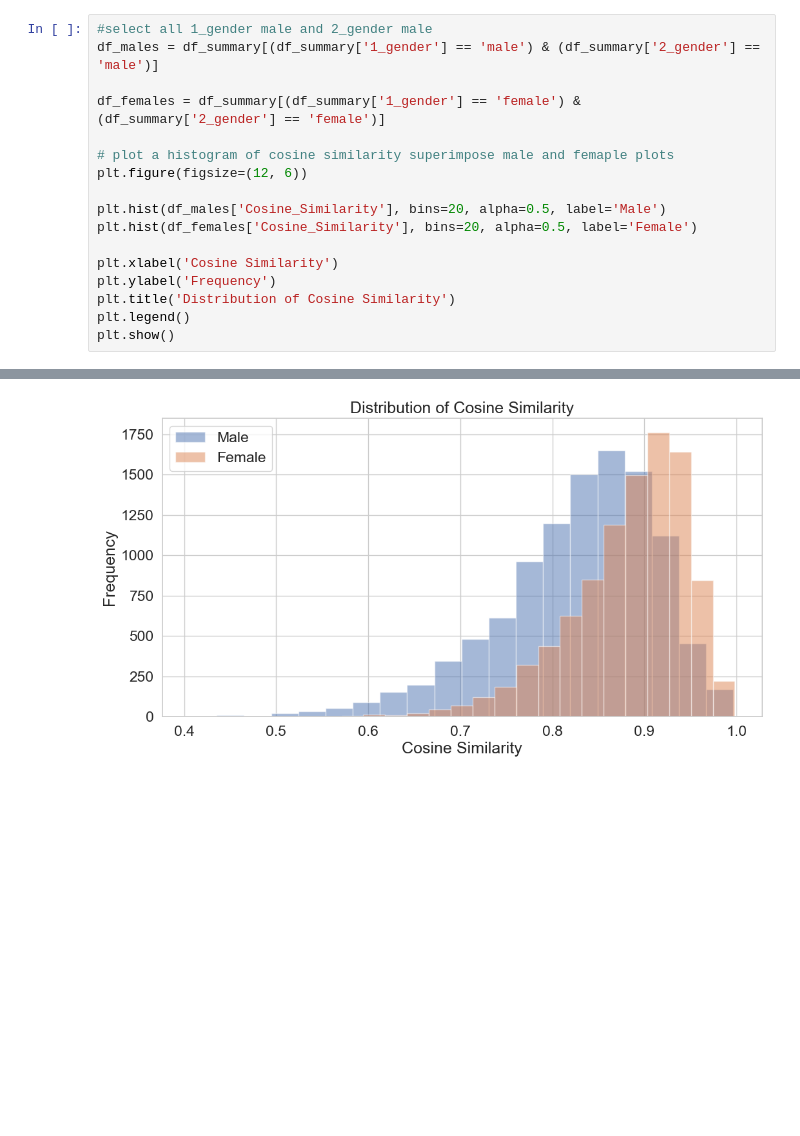
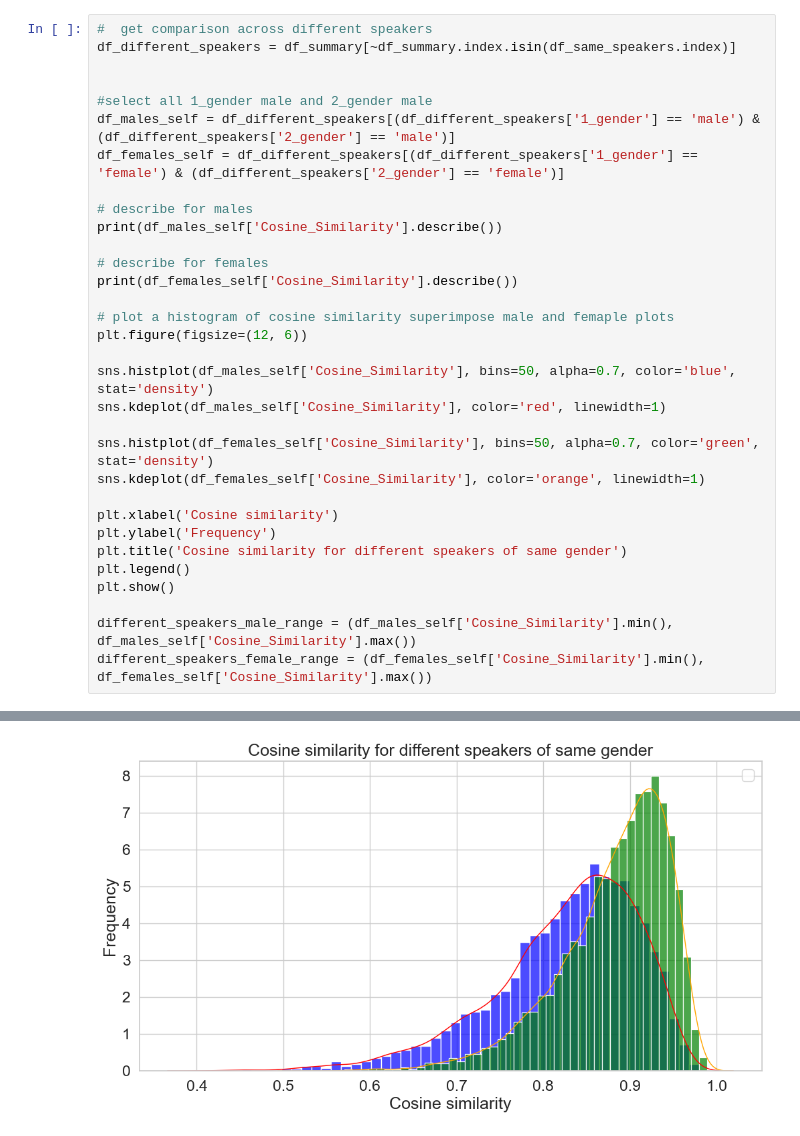
Before and after one commit to carmelgafa/ari5121-project, a Jupyter notebook: VoiceSimilarityAnalysis-code/analysis.ipynb, the cells around one changed output, grey strips where cells are left out. Drawn from its saved outputs; the diff is of its cells as text; blank space fills up the shorter version.

```diff
--- a/VoiceSimilarityAnalysis-code/analysis.ipynb
+++ b/VoiceSimilarityAnalysis-code/analysis.ipynb
@@ -39,18 +52,33 @@ df_same_speakers[df_same_speakers['Cosine_Similarity'] < 1]
 # %%
+#  get comparison across different speakers
+df_different_speakers = df_summary[~df_summary.index.isin(df_same_speakers.index)]
+
+
 #select all 1_gender male and 2_gender male
-df_males = df_summary[(df_summary['1_gender'] == 'male') & (df_summary['2_gender'] == 'male')]
+df_males_self = df_different_speakers[(df_different_speakers['1_gender'] == 'male') & (df_different_speakers['2_gender'] == 'male')]
+df_females_self = df_different_speakers[(df_different_speakers['1_gender'] == 'female') & (df_different_speakers['2_gender'] == 'female')]
 
-df_females = df_summary[(df_summary['1_gender'] == 'female') & (df_summary['2_gender'] == 'female')]
+# describe for males
+print(df_males_self['Cosine_Similarity'].describe())
+
+# describe for females
+print(df_females_self['Cosine_Similarity'].describe())
 
 # plot a histogram of cosine similarity superimpose male and femaple plots
 plt.figure(figsize=(12, 6))
 
-plt.hist(df_males['Cosine_Similarity'], bins=20, alpha=0.5, label='Male')
-plt.hist(df_females['Cosine_Similarity'], bins=20, alpha=0.5, label='Female')
+sns.histplot(df_males_self['Cosine_Similarity'], bins=50, alpha=0.7, color='blue', stat='density')
+sns.kdeplot(df_males_self['Cosine_Similarity'], color='red', linewidth=1)
 
-plt.xlabel('Cosine Similarity')
+sns.histplot(df_females_self['Cosine_Similarity'], bins=50, alpha=0.7, color='green', stat='density')
+sns.kdeplot(df_females_self['Cosine_Similarity'], color='orange', linewidth=1)
+
+plt.xlabel('Cosine similarity')
 plt.ylabel('Frequency')
-plt.title('Distribution of Cosine Similarity')
+plt.title('Cosine similarity for different speakers of same gender')
 plt.legend()
 plt.show()
+
+different_speakers_male_range = (df_males_self['Cosine_Similarity'].min(), df_males_self['Cosine_Similarity'].max())
+different_speakers_female_range = (df_females_self['Cosine_Similarity'].min(), df_females_self['Cosine_Similarity'].max())
 # %% [output]
@@ -57 +103 @@ plt.show()
-[figure, old version]
+[figure, new version]
```
Also changed, not shown: parts of 8 cells of this notebook.
